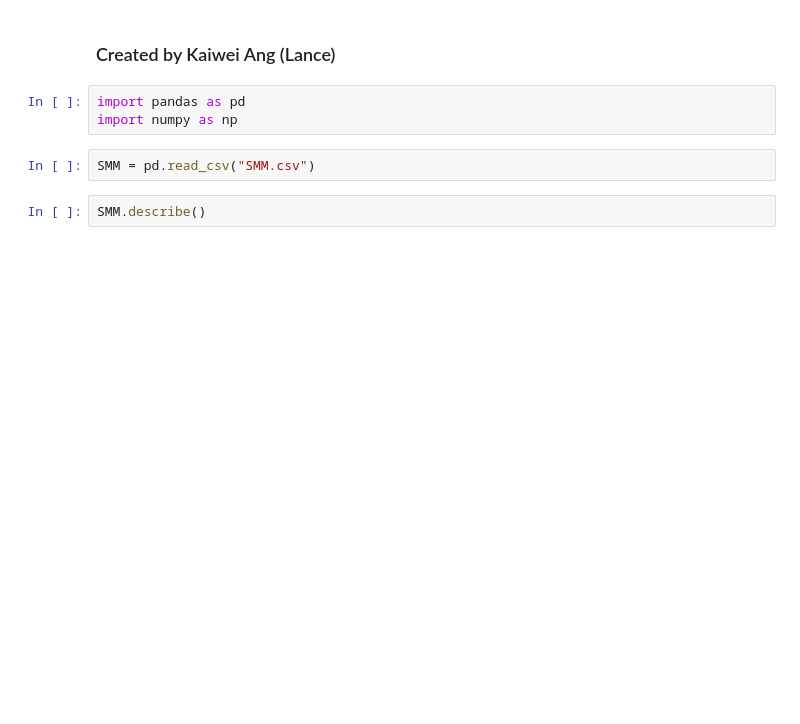
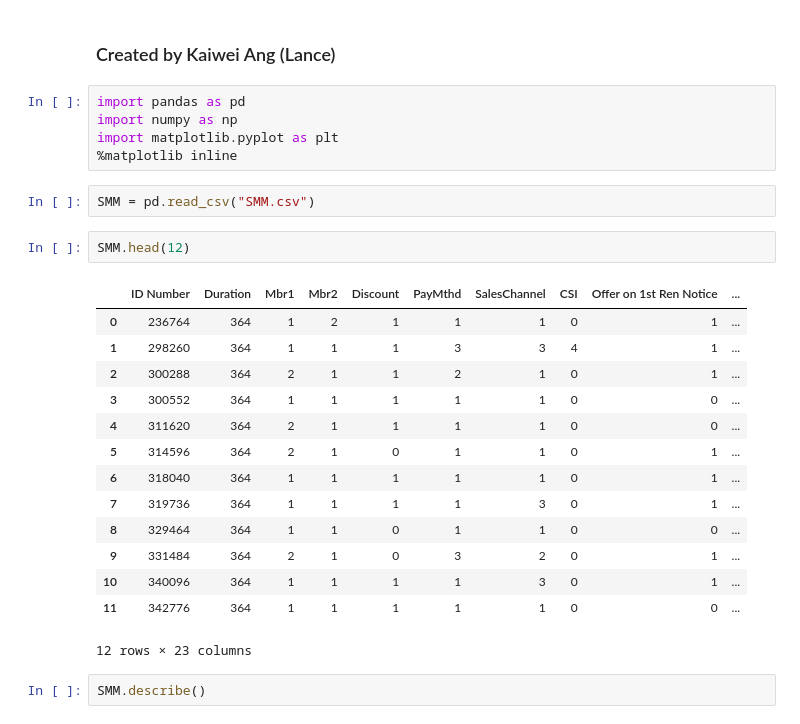
Before and after one commit to pedstrom/analyze-this-keep-it-statistically-simple, a Jupyter notebook: SMM_MachineLearning.ipynb, the cells around one changed output. Drawn from its saved outputs; the diff is of its cells as text; blank space fills up the shorter version.

```diff
--- a/SMM_MachineLearning.ipynb
+++ b/SMM_MachineLearning.ipynb
@@ -3,8 +3,27 @@
 # %%
 import pandas as pd
 import numpy as np
+import matplotlib.pyplot as plt
+%matplotlib inline
 # %%
 SMM = pd.read_csv("SMM.csv")
+# %%
+SMM.head(12)
+# %% [output]
+|  | ID Number | Duration | Mbr1 | Mbr2 | Discount | PayMthd | SalesChannel | CSI | Offer on 1st Ren Notice | ... |
+| 0 | 236764 | 364 | 1 | 2 | 1 | 1 | 1 | 0 | 1 | ... |
+| 1 | 298260 | 364 | 1 | 1 | 1 | 3 | 3 | 4 | 1 | ... |
+| 2 | 300288 | 364 | 2 | 1 | 1 | 2 | 1 | 0 | 1 | ... |
+| 3 | 300552 | 364 | 1 | 1 | 1 | 1 | 1 | 0 | 0 | ... |
+| 4 | 311620 | 364 | 2 | 1 | 1 | 1 | 1 | 0 | 0 | ... |
+| 5 | 314596 | 364 | 2 | 1 | 0 | 1 | 1 | 0 | 1 | ... |
+| 6 | 318040 | 364 | 1 | 1 | 1 | 1 | 1 | 0 | 1 | ... |
+| 7 | 319736 | 364 | 1 | 1 | 1 | 1 | 3 | 0 | 1 | ... |
+| 8 | 329464 | 364 | 1 | 1 | 0 | 1 | 1 | 0 | 0 | ... |
+| 9 | 331484 | 364 | 2 | 1 | 0 | 3 | 2 | 0 | 1 | ... |
+| 10 | 340096 | 364 | 1 | 1 | 1 | 1 | 3 | 0 | 1 | ... |
+| 11 | 342776 | 364 | 1 | 1 | 1 | 1 | 1 | 0 | 0 | ... |
+12 rows × 23 columns
 # %%
 SMM.describe()
 # %% [output]
```
Also changed, not shown: parts of 45 cells of this notebook.
